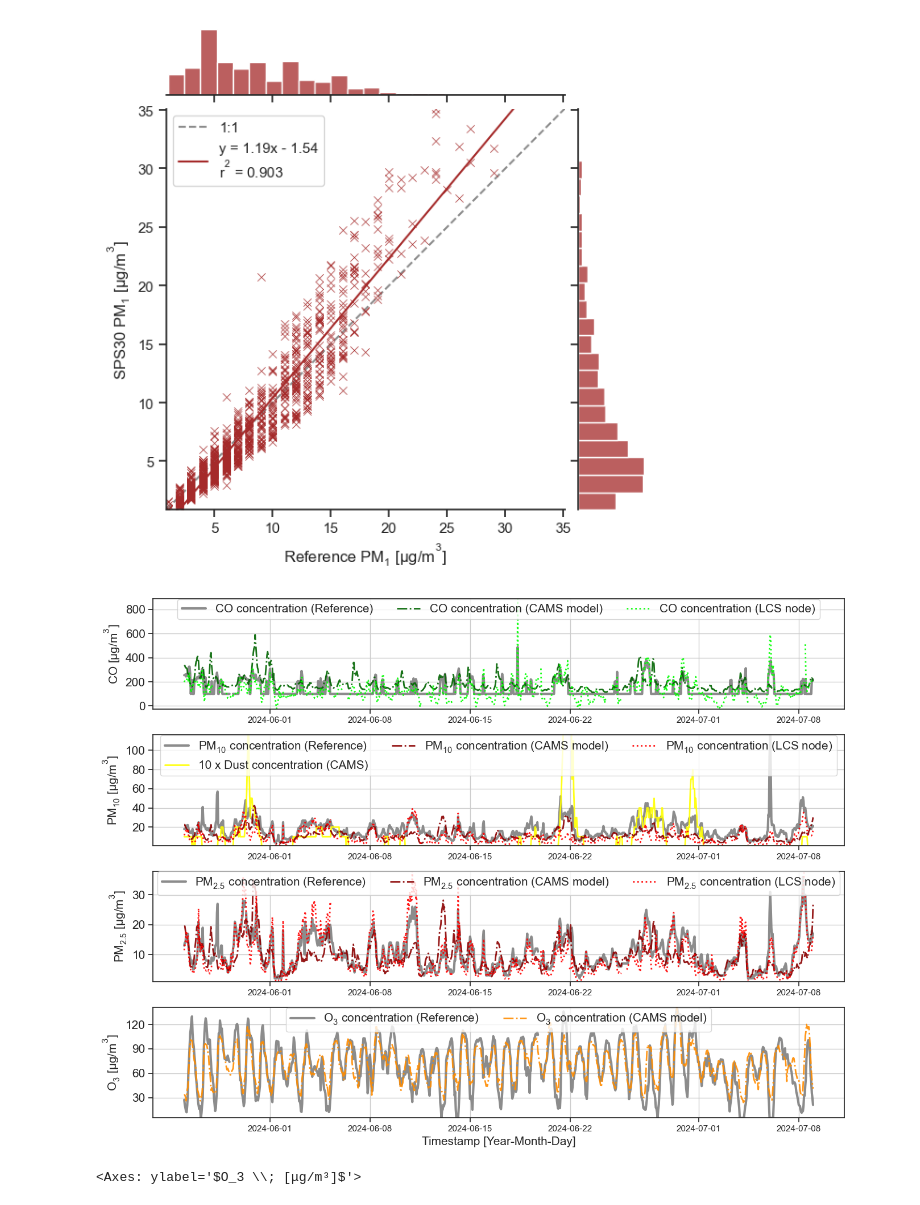
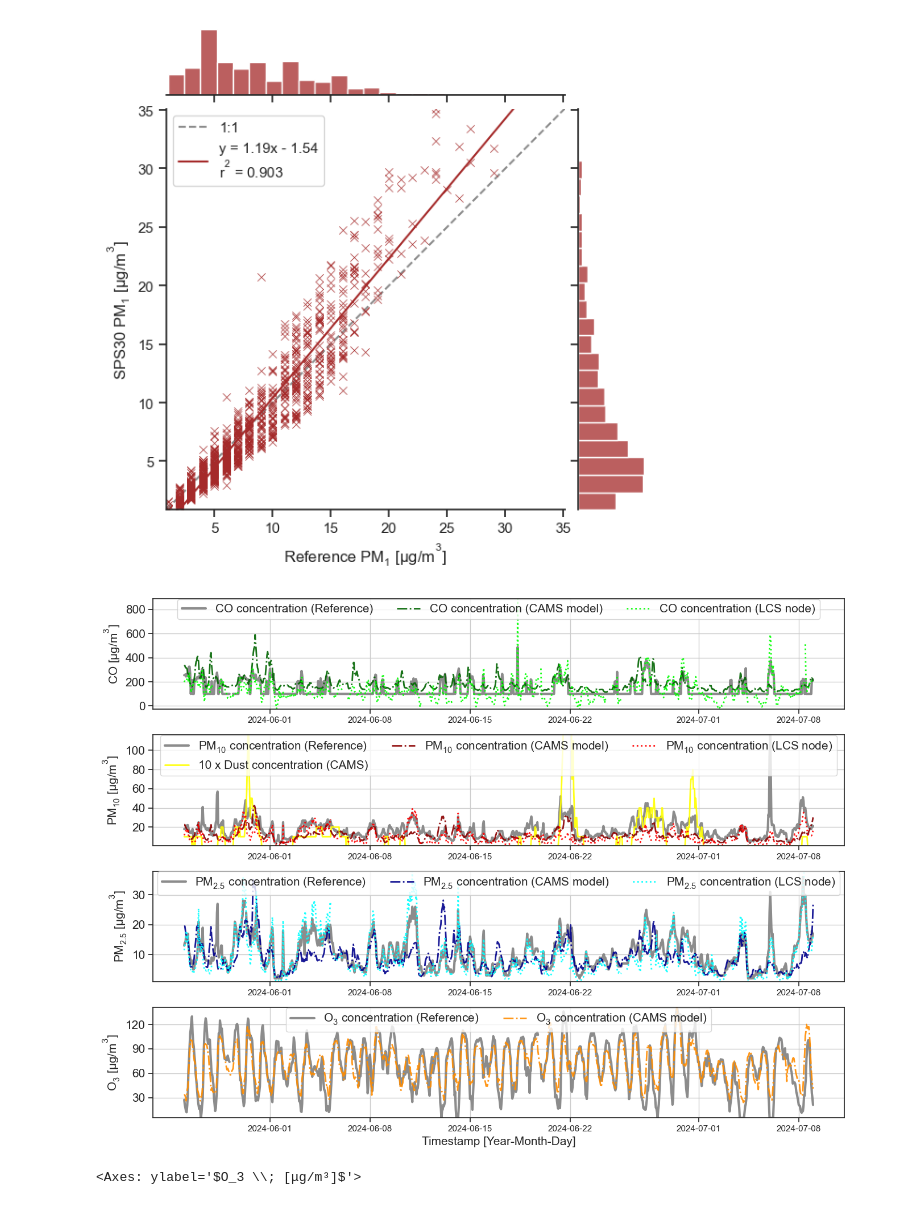
Before and after one commit to vn-hub/koloka, a Jupyter notebook: Eval3_summer.ipynb, the cells around one changed output. Drawn from its saved outputs; the diff is of its cells as text; code cells hidden in the pictures.

```diff
--- a/Eval3_summer.ipynb
+++ b/Eval3_summer.ipynb
@@ -474,36 +474,36 @@ y_max = max(df['PM25 [ug/m3]'].max(), df['pm2_5 (μg/m³)'].max(), df['PM_2'].ma
 # Third subplot
 axs[2].plot(df['GMT'], df['PM25 [ug/m3]'], color="grey", linestyle="solid", linewidth=3, alpha=0.9, label='$PM_{2.5}$ concentration (Reference)')
 axs[2].plot(df['GMT'], df['pm2_5 (μg/m³)'], color="darkblue", linestyle="dashdot", linewidth=2, alpha=0.9, label='$PM_{2.5}$ concentration (CAMS model)')
-axs[2].plot(df['GMT'], df['PM_2'], color="red", linestyle="dotted", linewidth=2, alpha=0.9,  label='$PM_{2.5}$ concentration (LCS node)')
+axs[2].plot(df['GMT'], df['PM_2'], color="cyan", linestyle="dotted", linewidth=2, alpha=0.9,  label='$PM_{2.5}$ concentration (LCS node)')
 axs[2].set_ylabel('$PM_{2.5}$ [$µg/m^3$]', fontsize=15)
 axs[2].grid(True)
 axs[2].set_ylim(y_min, y_max)
 axs[2].yaxis.set_major_locator(ticker.MultipleLocator(10))  # Adjust interval as needed
 axs[2].tick_params(axis='y', labelsize=15)
 axs[2].legend(loc='upper center', bbox_to_anchor=(0.5, 1.05 * y_max / y_max), ncol=3, fontsize=15)
 
 # Define the y-axis limits for O3
 y_min = min(df['O3 [ug/m3]'].min(), df['ozone (μg/m³)'].min())
 y_max = max(df['O3 [ug/m3]'].max(), df['ozone (μg/m³)'].max())
 
 # Fourth subplot
 axs[3].plot(df['GMT'], df['O3 [ug/m3]'], color="grey", linestyle="solid", linewidth=3, alpha=0.9, label='$O_3$ concentration (Reference)')
 axs[3].plot(df['GMT'], df['ozone (μg/m³)'], color="darkorange", linestyle="dashdot", linewidth=2, alpha=0.9, label='$O_3$ concentration (CAMS model)')
 axs[3].set_ylabel('$O_3$ [$µg/m^3$]', fontsize=15)
 axs[3].set_xlabel('Timestamp [Year-Month-Day]', fontsize=15)
 axs[3].grid(True)
 axs[3].set_ylim(y_min, y_max)
 axs[3].yaxis.set_major_locator(ticker.MultipleLocator(30))  # Adjust interval as needed
 axs[3].tick_params(axis='y', labelsize=15)
 axs[3].legend(loc='upper center', bbox_to_anchor=(0.5, 1.05 * y_max / y_max), ncol=3, fontsize=15)
 
 # Adjust layout to prevent overlap
 plt.tight_layout()
 
 # Show the plot
 plt.show()
 # %% [output]
-[figure, old version]
+[figure, new version]
 # %%
 # Plot the diel trend
 atmospy.dielplot(data=df,
```
